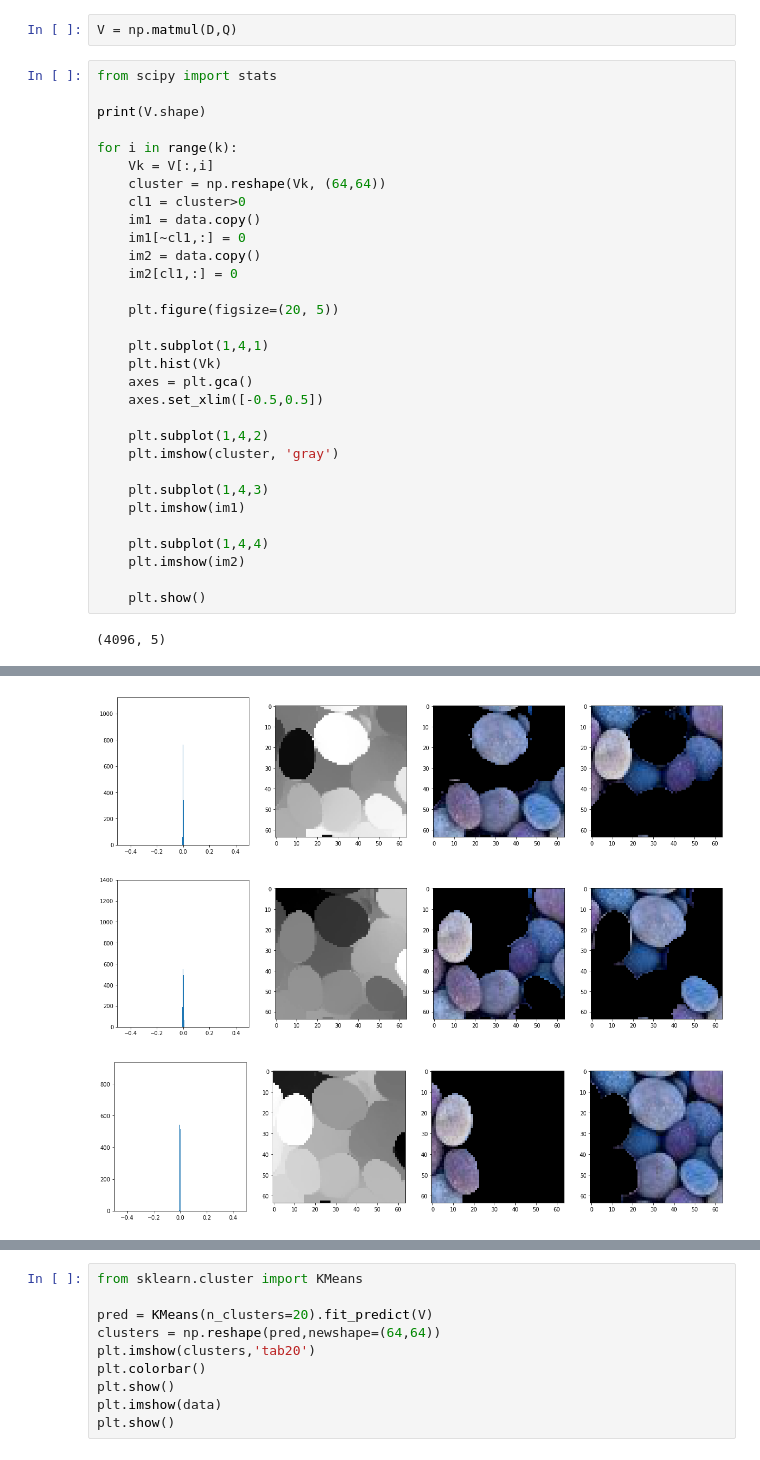
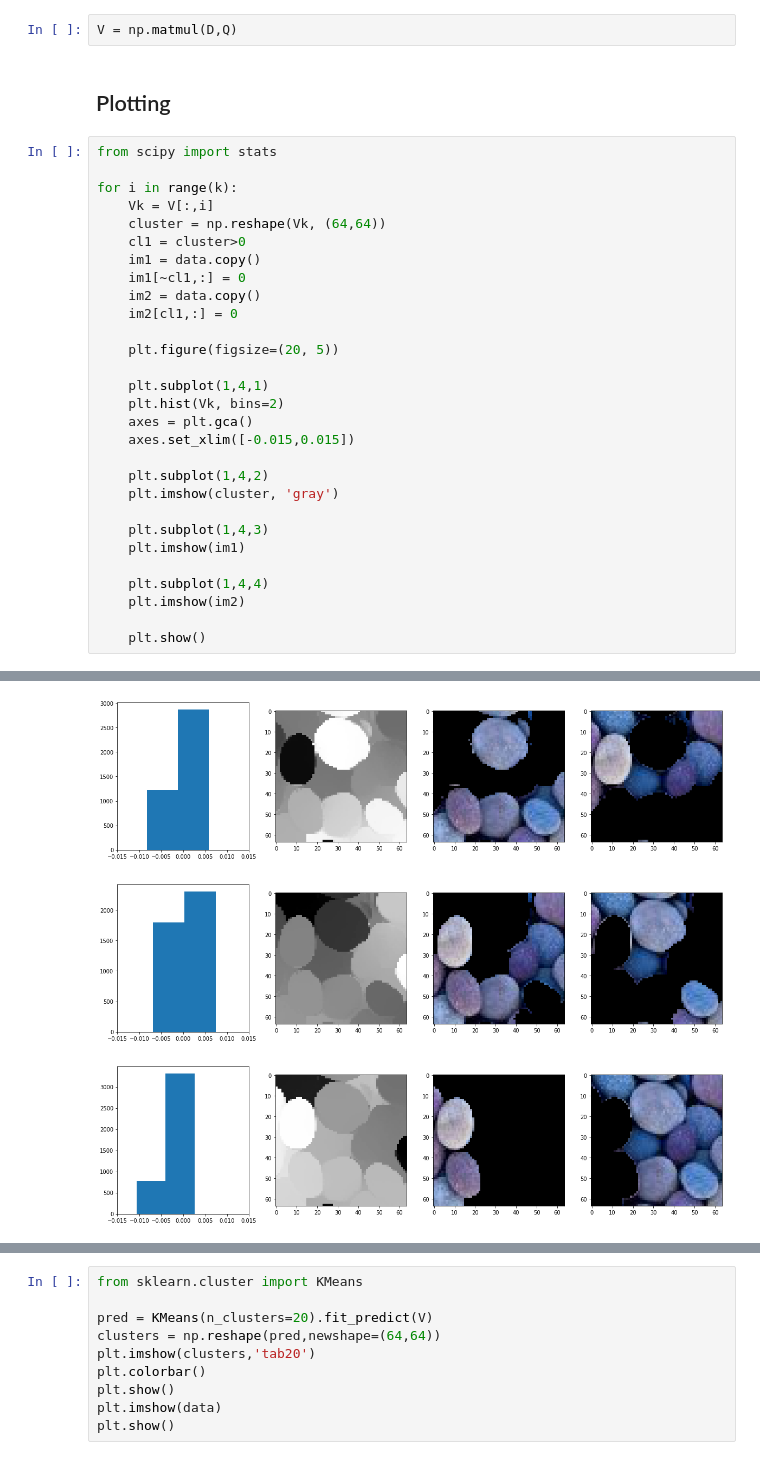
Before and after one commit to CMPE482-Spring2017-Bogazici/FinalProjects, a Jupyter notebook: Project2.ipynb, the cells around one changed output, grey strips where cells are left out. Cells and saved outputs as stored; diff of their text form.

```diff
--- a/Project2.ipynb
+++ b/Project2.ipynb
@@ -86,10 +98,10 @@ for i in range(2000):
     [Q, R] = la.qr(Z, mode="reduced")
 # %%
 V = np.matmul(D,Q)
+# %% [markdown]
+## Plotting
 # %%
 from scipy import stats
-
-print(V.shape)
 
 for i in range(k):
     Vk = V[:,i]
@@ -103,9 +115,9 @@ for i in range(k):
     plt.figure(figsize=(20, 5))
 
     plt.subplot(1,4,1)
-    plt.hist(Vk)
+    plt.hist(Vk, bins=2)
     axes = plt.gca()
-    axes.set_xlim([-0.5,0.5])
+    axes.set_xlim([-0.015,0.015])
 
     plt.subplot(1,4,2)
     plt.imshow(cluster, 'gray')
@@ -118,4 +130,3 @@ for i in range(k):
 
     plt.show()
 # %% [output]
-(4096, 5)
@@ -124,3 +135,3 @@ for i in range(k):
-[figure, old version]
+[figure, new version]
-[figure, old version]
+[figure, new version]
-[figure, old version]
+[figure, new version]
```
Also changed, not shown: parts of 10 cells of this notebook, 1 other file.
